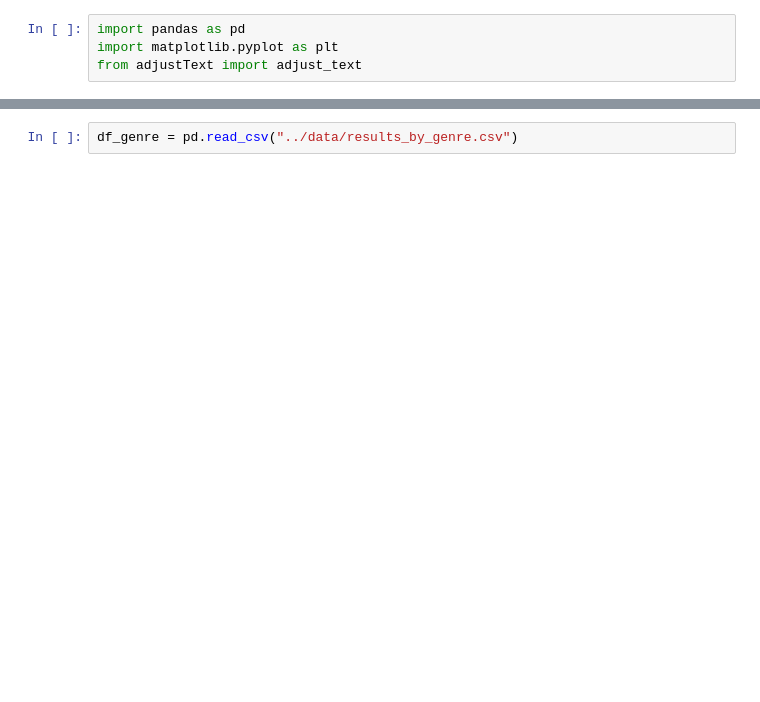
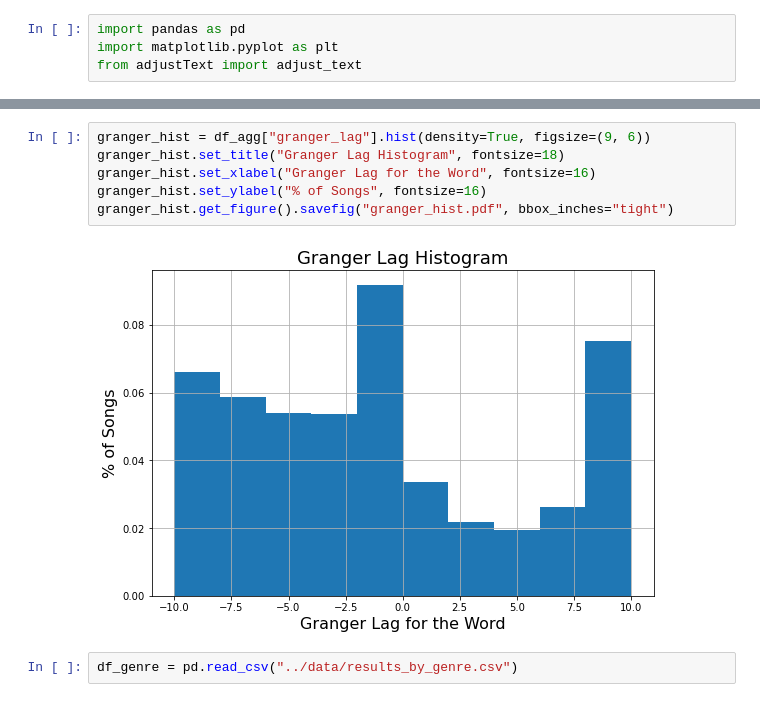
Before and after one commit to benpry/COG403-songlyrics, a Jupyter notebook: figures/AnalyzeResults.ipynb, the cells around one changed output, grey strips where cells are left out. Cells and saved outputs as stored; diff of their text form; blank space fills up the shorter version.

```diff
--- a/figures/AnalyzeResults.ipynb
+++ b/figures/AnalyzeResults.ipynb
@@ -15,3 +15,11 @@ agg_hist.get_figure().savefig("agg_hist.png", bbox_inches="tight")
+# %%
+granger_hist = df_agg["granger_lag"].hist(density=True, figsize=(9, 6))
+granger_hist.set_title("Granger Lag Histogram", fontsize=18)
+granger_hist.set_xlabel("Granger Lag for the Word", fontsize=16)
+granger_hist.set_ylabel("% of Songs", fontsize=16)
+granger_hist.get_figure().savefig("granger_hist.pdf", bbox_inches="tight")
+# %% [output]
+[figure, added]
 # %%
 df_genre = pd.read_csv("../data/results_by_genre.csv")
 # %%
```
Also changed, not shown: parts of 4 cells of this notebook, 6 other files.
